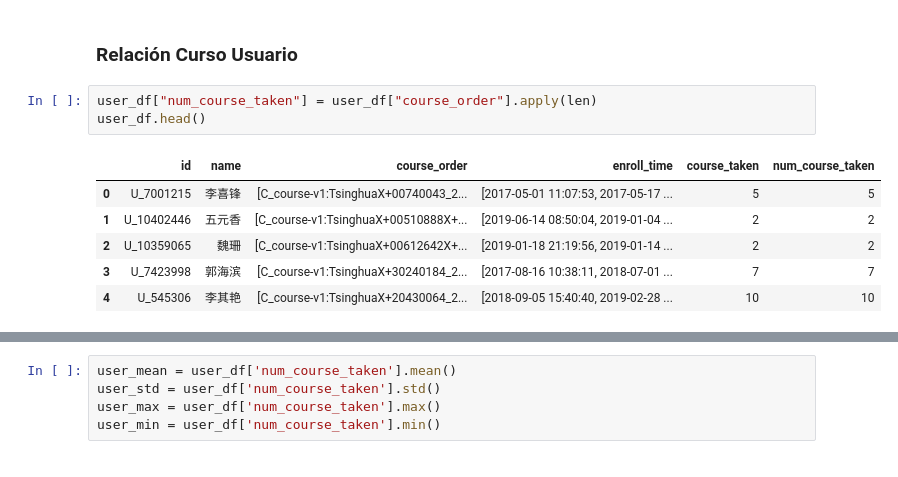
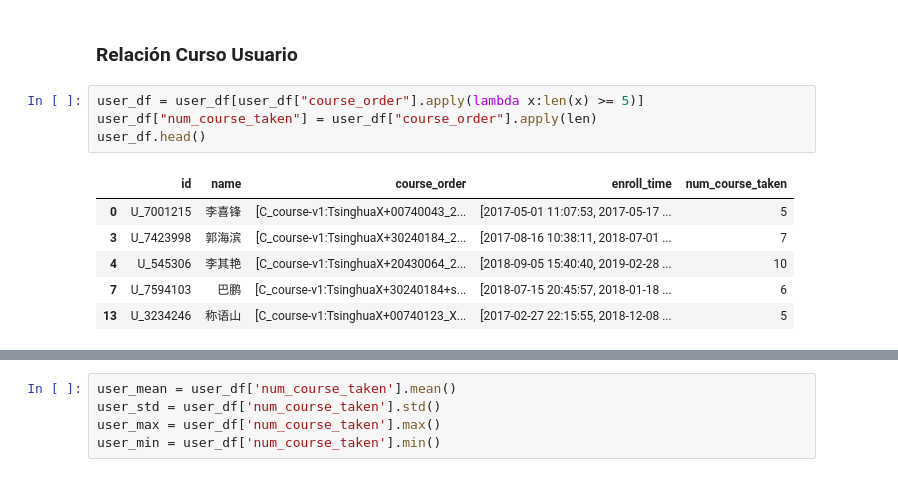
Before and after one commit to SantiagoPardo726/Tesis, a Jupyter notebook: notebooks/MOOCCubeExploration.ipynb, the cells around one changed output, grey strips where cells are left out. Drawn from its saved outputs; the diff is of its cells as text.

```diff
--- a/notebooks/MOOCCubeExploration.ipynb
+++ b/notebooks/MOOCCubeExploration.ipynb
@@ -169,12 +169,13 @@ video_df.sample(5)
 # %% [markdown]
 ### Relación Curso Usuario
 # %%
+user_df = user_df[user_df["course_order"].apply(lambda x:len(x) >= 5)]
 user_df["num_course_taken"] = user_df["course_order"].apply(len)
 user_df.head()
 # %% [output]
-|  | id | name | course_order | enroll_time | course_taken | num_course_taken |
-| 0 | U_7001215 | 李喜锋 | [C_course-v1:TsinghuaX+00740043_2... | [2017-05-01 11:07:53, 2017-05-17 ... | 5 | 5 |
-| 1 | U_10402446 | 五元香 | [C_course-v1:TsinghuaX+00510888X+... | [2019-06-14 08:50:04, 2019-01-04 ... | 2 | 2 |
-| 2 | U_10359065 | 魏珊 | [C_course-v1:TsinghuaX+00612642X+... | [2019-01-18 21:19:56, 2019-01-14 ... | 2 | 2 |
-| 3 | U_7423998 | 郭海滨 | [C_course-v1:TsinghuaX+30240184_2... | [2017-08-16 10:38:11, 2018-07-01 ... | 7 | 7 |
-| 4 | U_545306 | 李其艳 | [C_course-v1:TsinghuaX+20430064_2... | [2018-09-05 15:40:40, 2019-02-28 ... | 10 | 10 |
+|  | id | name | course_order | enroll_time | num_course_taken |
+| 0 | U_7001215 | 李喜锋 | [C_course-v1:TsinghuaX+00740043_2... | [2017-05-01 11:07:53, 2017-05-17 ... | 5 |
+| 3 | U_7423998 | 郭海滨 | [C_course-v1:TsinghuaX+30240184_2... | [2017-08-16 10:38:11, 2018-07-01 ... | 7 |
+| 4 | U_545306 | 李其艳 | [C_course-v1:TsinghuaX+20430064_2... | [2018-09-05 15:40:40, 2019-02-28 ... | 10 |
+| 7 | U_7594103 | 巴鹏 | [C_course-v1:TsinghuaX+30240184+s... | [2018-07-15 20:45:57, 2018-01-18 ... | 6 |
+| 13 | U_3234246 | 称语山 | [C_course-v1:TsinghuaX+00740123_X... | [2017-02-27 22:15:55, 2018-12-08 ... | 5 |
```
Also changed, not shown: parts of 4 cells of this notebook, 2 other files.
